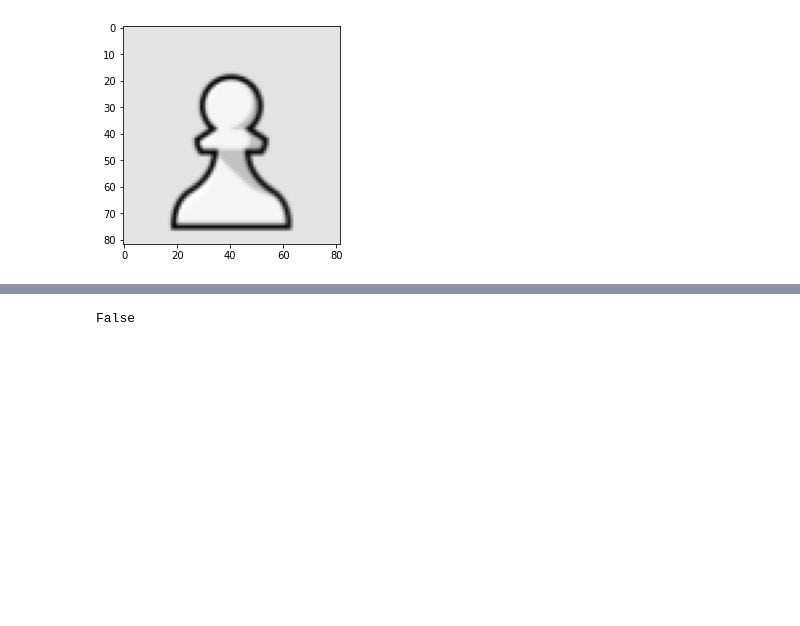
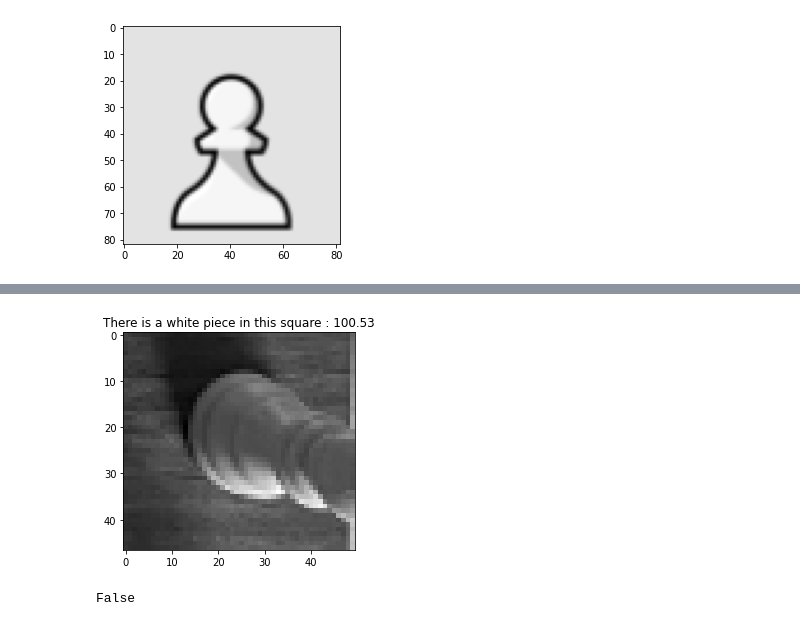
Before and after one commit to GuilhemPrince/VisualChess, a Jupyter notebook: code/color_detection.ipynb, the cells around one changed output, grey strips where cells are left out. Saved outputs shown, nothing was run; the diff lists cells and outputs as text; code cells hidden in the pictures; blank space fills up the shorter version.

```diff
--- a/code/color_detection.ipynb
+++ b/code/color_detection.ipynb
@@ -43,14 +43,20 @@ plt.show()
 # %%
-def is_piece_black(central_img, treshold = 100 ):
-    is_black = np.mean(central_img) < treshold
+def is_piece_black(img, treshold = 100 ):
+    central_img = get_central_part_of_square(img)
+    whiteness = np.mean(central_img)
+    is_black = whiteness < treshold
     if is_black:
-        title = 'There is a black piece in this square :'
+        title = 'There is a black piece in this square : ' +  str(whiteness)
     else :
-        title = "There is a white piece in this square :"
+        title = "There is a white piece in this square : " +  str(whiteness)
+    plt.imshow(img, cmap='gray')
+    plt.title(title)
+    plt.show()
     return is_black
 
-is_piece_black(central_WoW_g)
+is_piece_black(WoB_g)
 # %% [output]
+[figure, added]
 False
 # %%
 def get_color(img):
```
Also changed, not shown: parts of 3 cells of this notebook, 4 other files.
